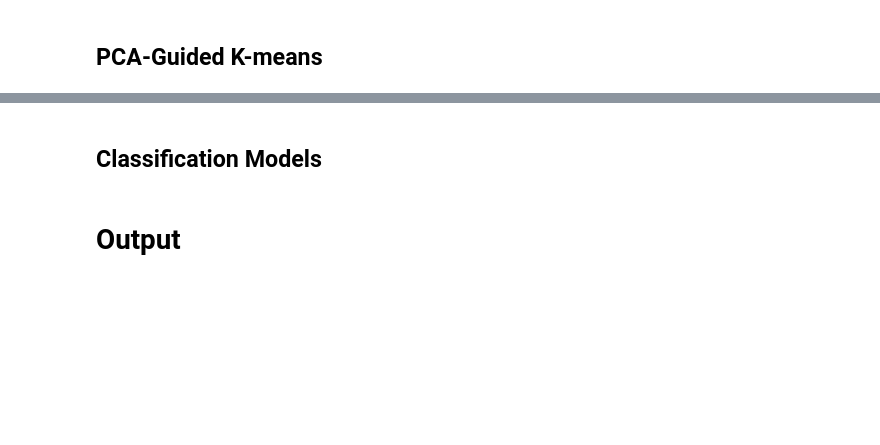
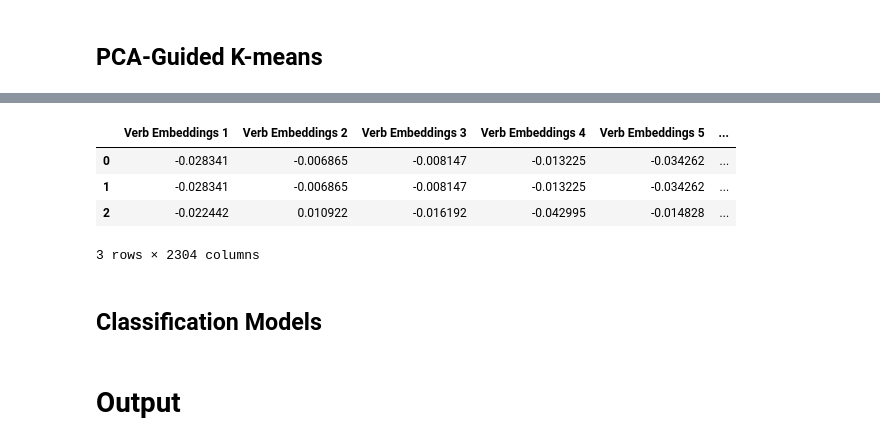
Before and after one commit to MiguelPartosa/Thesis-FOS-BinaryClass-WSD, a Jupyter notebook: Ensemble Model.ipynb, the cells around one changed output, grey strips where cells are left out. Drawn from its saved outputs; the diff is of its cells as text; code cells hidden in the pictures; blank space fills up the shorter version.

```diff
--- a/Ensemble Model.ipynb
+++ b/Ensemble Model.ipynb
@@ -90,3 +213,12 @@ To address the comment made by Engr. Andrei Martin P. Diamante during the 50% im
+# %%
+df_combined_embeddings = df_pca_verb.join(df_pca_usage.join(df_pca_sentence))
+df_combined_embeddings.head(3)
+# %% [output]
+|  | Verb Embeddings 1 | Verb Embeddings 2 | Verb Embeddings 3 | Verb Embeddings 4 | Verb Embeddings 5 | ... |
+| 0 | -0.028341 | -0.006865 | -0.008147 | -0.013225 | -0.034262 | ... |
+| 1 | -0.028341 | -0.006865 | -0.008147 | -0.013225 | -0.034262 | ... |
+| 2 | -0.022442 | 0.010922 | -0.016192 | -0.042995 | -0.014828 | ... |
+3 rows × 2304 columns
 # %% [markdown]
 ## Classification Models
 # %% [markdown]
```
Also changed, not shown: parts of 17 cells of this notebook, 1 other file.
